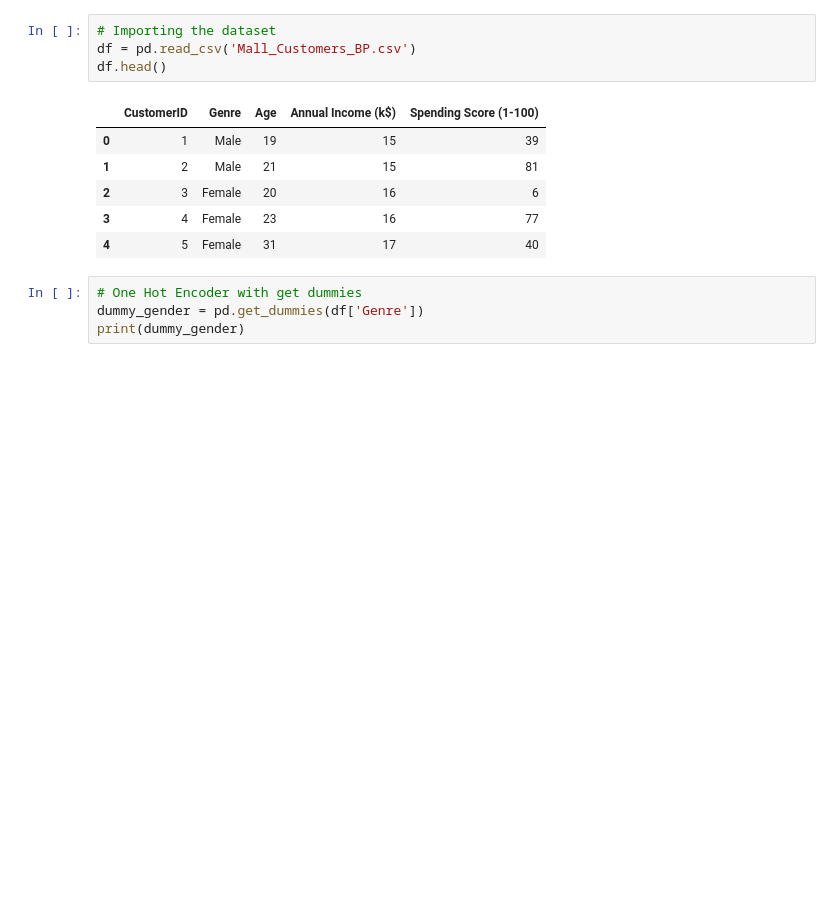
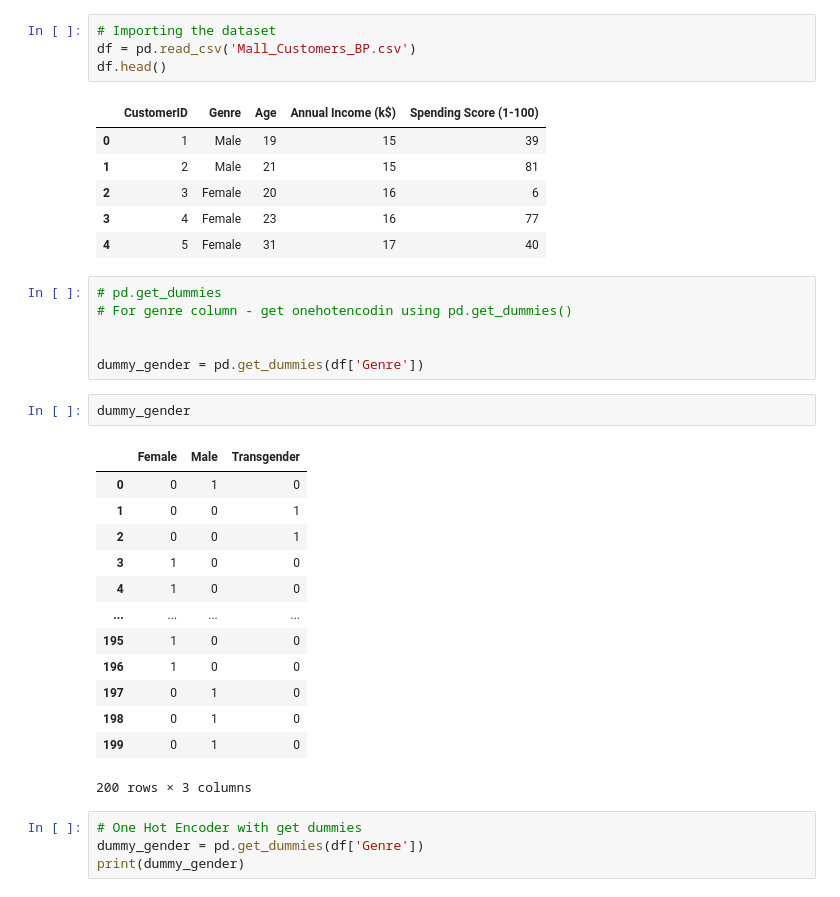
Before and after one commit to imshrey26/Pandas-and-Numpy-Transformations, a Jupyter notebook: Data_Transformation_using_Pandas_2.ipynb, the cells around one changed output. Saved outputs shown, nothing was run; the diff lists cells and outputs as text; blank space fills up the shorter version.

```diff
--- a/Data_Transformation_using_Pandas_2.ipynb
+++ b/Data_Transformation_using_Pandas_2.ipynb
@@ -53,6 +94,28 @@ df.head()
 | 2 | 3 | Female | 20 | 16 | 6 |
 | 3 | 4 | Female | 23 | 16 | 77 |
 | 4 | 5 | Female | 31 | 17 | 40 |
+# %%
+# pd.get_dummies
+# For genre column - get onehotencodin using pd.get_dummies()
+
+
+dummy_gender = pd.get_dummies(df['Genre'])
+# %%
+dummy_gender
+# %% [output]
+|  | Female | Male | Transgender |
+| 0 | 0 | 1 | 0 |
+| 1 | 0 | 0 | 1 |
+| 2 | 0 | 0 | 1 |
+| 3 | 1 | 0 | 0 |
+| 4 | 1 | 0 | 0 |
+| ... | ... | ... | ... |
+| 195 | 1 | 0 | 0 |
+| 196 | 1 | 0 | 0 |
+| 197 | 0 | 1 | 0 |
+| 198 | 0 | 1 | 0 |
+| 199 | 0 | 1 | 0 |
+200 rows × 3 columns
 # %%
 # One Hot Encoder with get dummies
 dummy_gender = pd.get_dummies(df['Genre'])
```
Also changed, not shown: parts of 8 cells of this notebook, 15 other files.
